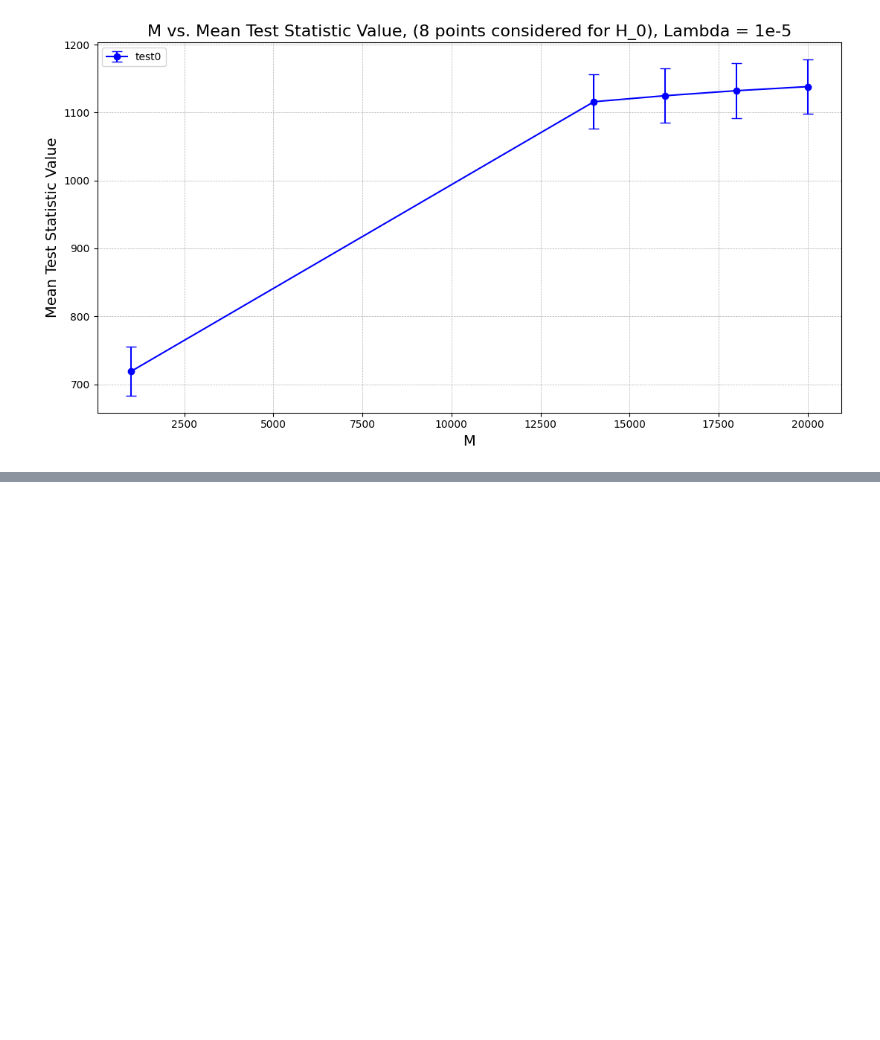
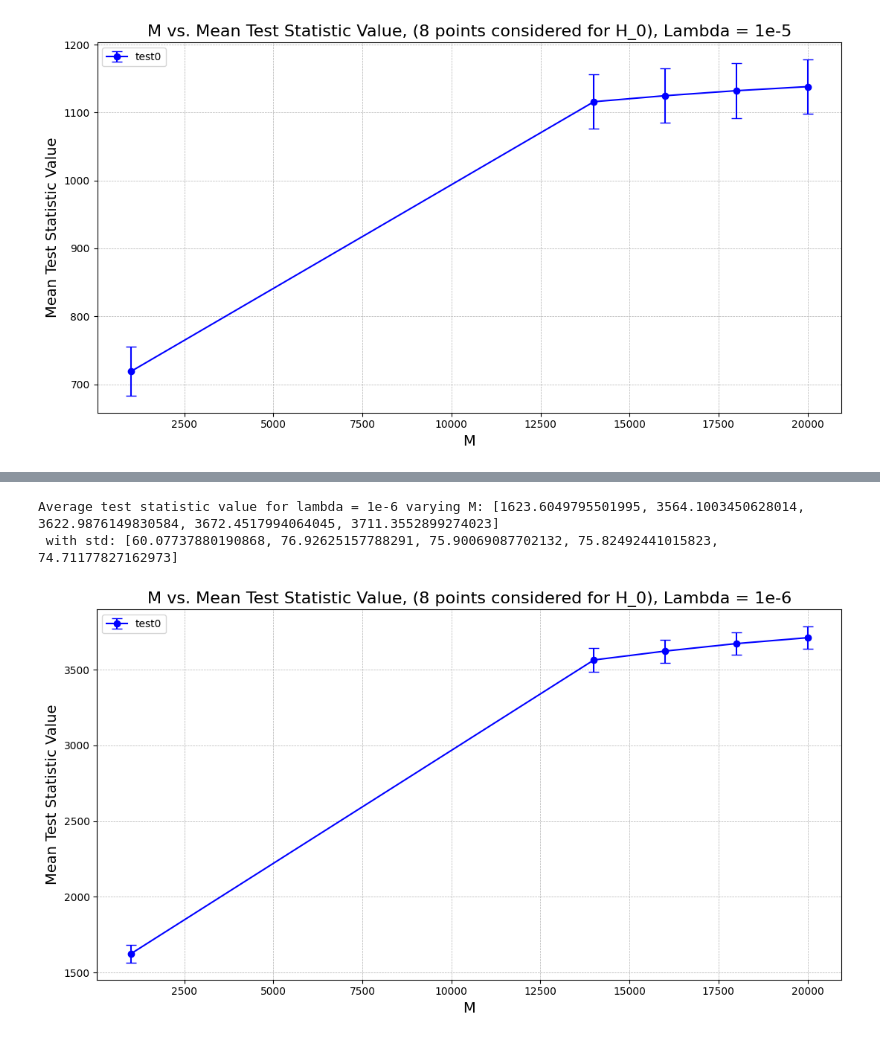
Before and after one commit to TwoSampleTests/NPLM_Parameters_Tuning, a Jupyter notebook: notebooks/Analysis_particle_features_30_gluon_scaled_10K.ipynb, the cells around one changed output, grey strips where cells are left out. Cells and saved outputs as stored; diff of their text form; code cells hidden in the pictures; blank space fills up the shorter version.

```diff
--- a/notebooks/Analysis_particle_features_30_gluon_scaled_10K.ipynb
+++ b/notebooks/Analysis_particle_features_30_gluon_scaled_10K.ipynb
@@ -423,0 +541,32 @@ Average test statistic value for lambda = 1e-5 varying M: [718.920026406356, 111
+# %%
+color_list = ['b']
+label_list = ['test0']
+
+avg_test_stat = {}
+std_test_stat = {}
+
+
+avg_test_stat = []
+std_test_stat = []
+for i, m in enumerate(M_list):
+    avg_test_stat.append(np.mean(metric_values[i]))
+    std_test_stat.append(np.std(metric_values[i]))
+print(f"Average test statistic value for lambda = 1e-6 varying M: {avg_test_stat}\n"
+        f" with std: {std_test_stat}")
+
+plt.figure(figsize=(11, 6))
+plt.errorbar(M_list, avg_test_stat, std_test_stat, capsize=5 ,marker='o', linestyle='-', color = color_list[0], label = label_list[0])
+
+plt.xlabel("M", fontsize=14)
+plt.ylabel("Mean Test Statistic Value", fontsize=14)
+plt.title(f"M vs. Mean Test Statistic Value, ({niter} points considered for H_0), Lambda = 1e-6", fontsize=16)
+plt.grid(True, which="both", linestyle="--", linewidth=0.5)
+plt.tight_layout()
+plt.legend()
+
+plt.savefig(null_hypotheses_dir+"Test_statistic_fluctuations_for_lambda=1e-6.pdf", format="pdf")
+plt.show()
+# %% [output]
+Average test statistic value for lambda = 1e-6 varying M: [1623.6049795501995, 3564.1003450628014, 3622.9876149830584, 3672.4517994064045, 3711.3552899274023]
+ with std: [60.07737880190868, 76.92625157788291, 75.90069087702132, 75.82492441015823, 74.71177827162973]
+[figure, added]
```
Also changed, not shown: parts of 10 cells of this notebook, 17 other files.
